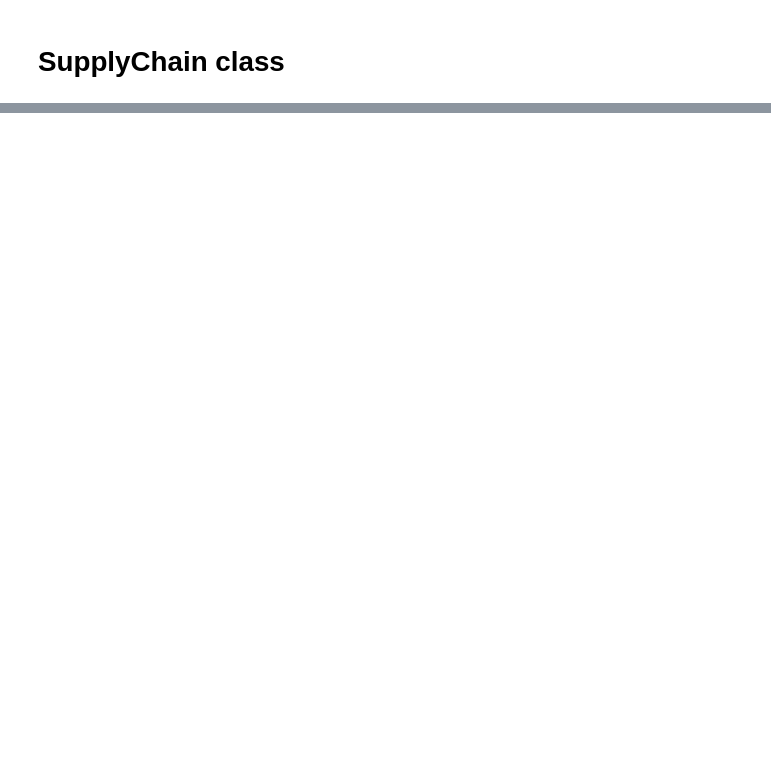
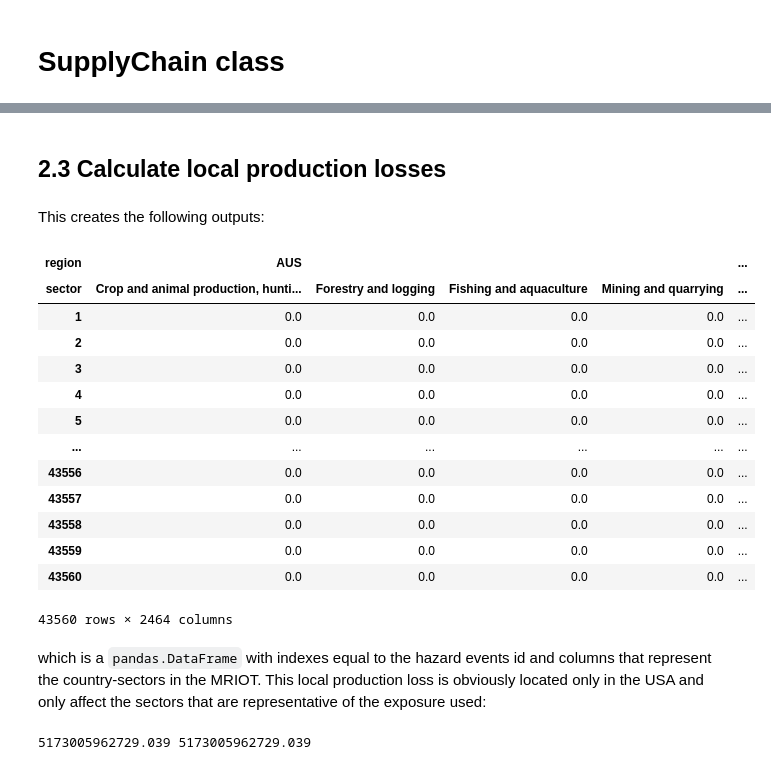
Before and after one commit to CLIMADA-project/climada_petals, a Jupyter notebook: doc/tutorial/climada_engine_SupplyChain.ipynb, the cells around one changed output, grey strips where cells are left out. Drawn from its saved outputs; the diff is of its cells as text; code cells hidden in the pictures; blank space fills up the shorter version.

```diff
--- a/doc/tutorial/climada_engine_SupplyChain.ipynb
+++ b/doc/tutorial/climada_engine_SupplyChain.ipynb
@@ -474,0 +163,2 @@ df_imp #in M USD
+# %% [markdown]
+## 2.3 Calculate local production losses
@@ -474,0 +167,26 @@ df_imp #in M USD
+# %% [markdown]
+This creates the following outputs:
+# %%
+supchain.dir_prod_impt_mat
+# %% [output]
+| region | AUS |  |  |  | ... |
+| sector | Crop and animal production, hunti... | Forestry and logging | Fishing and aquaculture | Mining and quarrying | ... |
+| 1 | 0.0 | 0.0 | 0.0 | 0.0 | ... |
+| 2 | 0.0 | 0.0 | 0.0 | 0.0 | ... |
+| 3 | 0.0 | 0.0 | 0.0 | 0.0 | ... |
+| 4 | 0.0 | 0.0 | 0.0 | 0.0 | ... |
+| 5 | 0.0 | 0.0 | 0.0 | 0.0 | ... |
+| ... | ... | ... | ... | ... | ... |
+| 43556 | 0.0 | 0.0 | 0.0 | 0.0 | ... |
+| 43557 | 0.0 | 0.0 | 0.0 | 0.0 | ... |
+| 43558 | 0.0 | 0.0 | 0.0 | 0.0 | ... |
+| 43559 | 0.0 | 0.0 | 0.0 | 0.0 | ... |
+| 43560 | 0.0 | 0.0 | 0.0 | 0.0 | ... |
+43560 rows × 2464 columns
+# %% [markdown]
+which is a `pandas.DataFrame` with indexes equal to the hazard events id and columns that represent the country-sectors in the MRIOT. This local production loss is obviously located only in the USA and only affect the sectors that are representative of the exposure used:
+# %%
+print(supchain.dir_prod_impt_mat.loc[:,('USA', impacted_secs)].sum().sum(),
+      supchain.dir_prod_impt_mat.sum().sum())
+# %% [output]
+5173005962729.039 5173005962729.039
```
Also changed, not shown: parts of 127 cells of this notebook, 2 other files.
